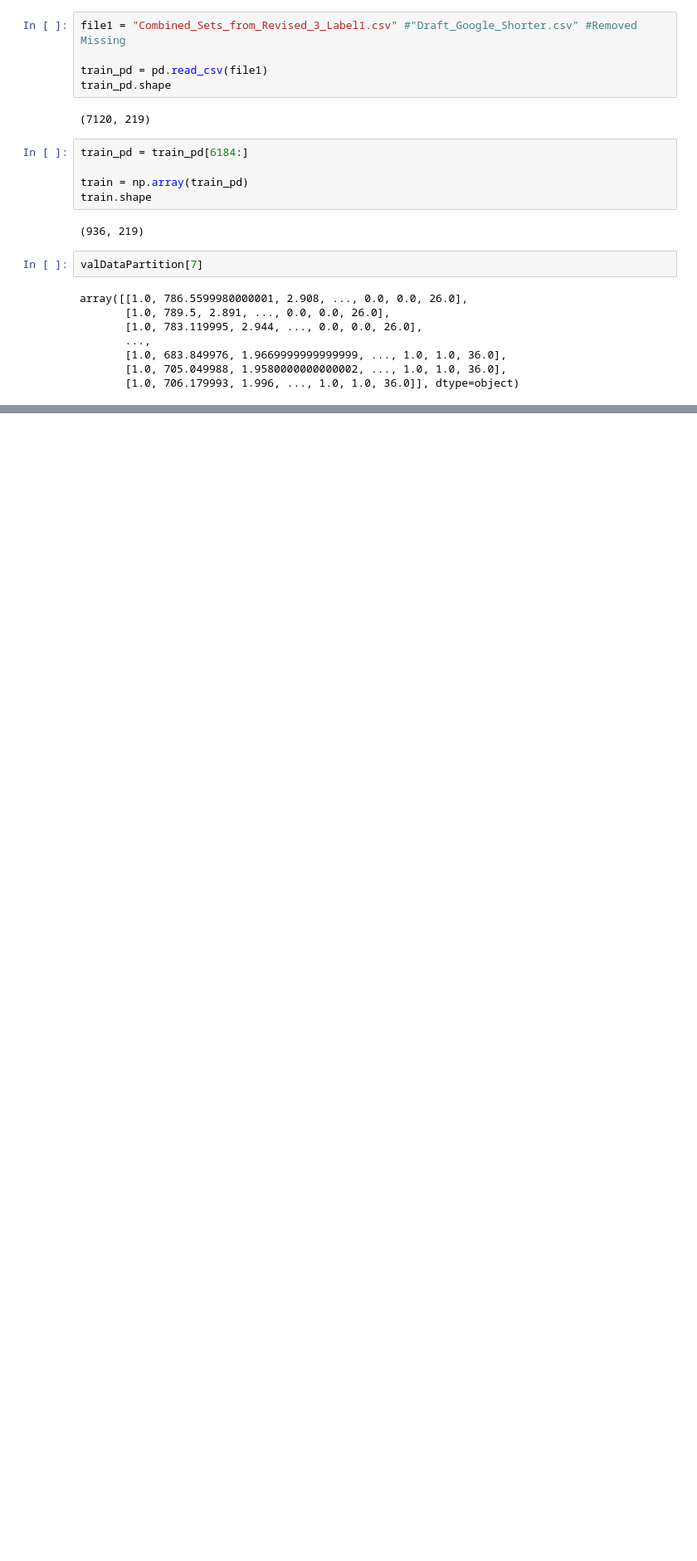
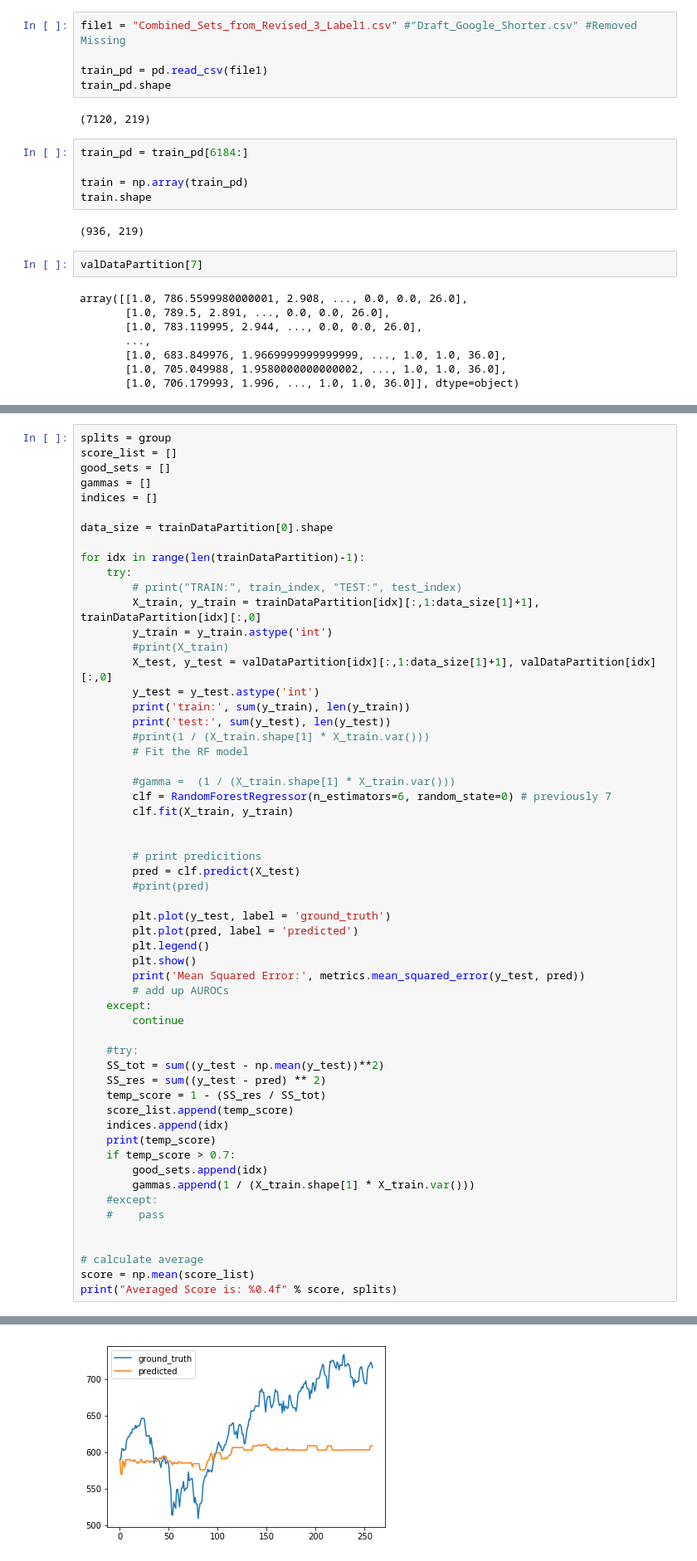
Before and after one commit to elisawarner/Stock_Project, a Jupyter notebook: Python/Random_Forest.ipynb, the cells around one changed output, grey strips where cells are left out. Shown at 83% size. Saved outputs shown, nothing was run; the diff lists cells and outputs as text; blank space fills up the shorter version.

Commit message:
Created Regression RF, changed label1 to RUA Close

```diff
--- a/Python/Random_Forest.ipynb
+++ b/Python/Random_Forest.ipynb
@@ -836,0 +927,58 @@ array([[1.0, 786.5599980000001, 2.908, ..., 0.0, 0.0, 26.0],
+# %%
+splits = group
+score_list = []
+good_sets = []
+gammas = []
+indices = []
+
+data_size = trainDataPartition[0].shape
+
+for idx in range(len(trainDataPartition)-1):
+    try:
+        # print("TRAIN:", train_index, "TEST:", test_index)
+        X_train, y_train = trainDataPartition[idx][:,1:data_size[1]+1], trainDataPartition[idx][:,0]
+        y_train = y_train.astype('int')
+        #print(X_train)
+        X_test, y_test = valDataPartition[idx][:,1:data_size[1]+1], valDataPartition[idx][:,0]
+        y_test = y_test.astype('int')
+        print('train:', sum(y_train), len(y_train))
+        print('test:', sum(y_test), len(y_test))
+        #print(1 / (X_train.shape[1] * X_train.var()))
+        # Fit the RF model
+
+        #gamma =  (1 / (X_train.shape[1] * X_train.var()))
+        clf = RandomForestRegressor(n_estimators=6, random_state=0) # previously 7
+        clf.fit(X_train, y_train)
+
+
+        # print predicitions
+        pred = clf.predict(X_test)
+        #print(pred)
+
+        plt.plot(y_test, label = 'ground_truth')
+        plt.plot(pred, label = 'predicted')
+        plt.legend()
+        plt.show()
+        print('Mean Squared Error:', metrics.mean_squared_error(y_test, pred))
+        # add up AUROCs
+    except:
+        continue
+
+    #try:
+    SS_tot = sum((y_test - np.mean(y_test))**2)
+    SS_res = sum((y_test - pred) ** 2)
+    temp_score = 1 - (SS_res / SS_tot)
+    score_list.append(temp_score)
+    indices.append(idx)
+    print(temp_score)
+    if temp_score > 0.7:
+        good_sets.append(idx)
+        gammas.append(1 / (X_train.shape[1] * X_train.var()))
+    #except:
+    #    pass
+
+
+# calculate average
+score = np.mean(score_list)
+print("Averaged Score is: %0.4f" % score, splits)
+# %% [output]
@@ -836,0 +991 @@ array([[1.0, 786.5599980000001, 2.908, ..., 0.0, 0.0, 26.0],
+[figure, added]
```
Also changed, not shown: parts of 29 cells of this notebook, 3 other files.
